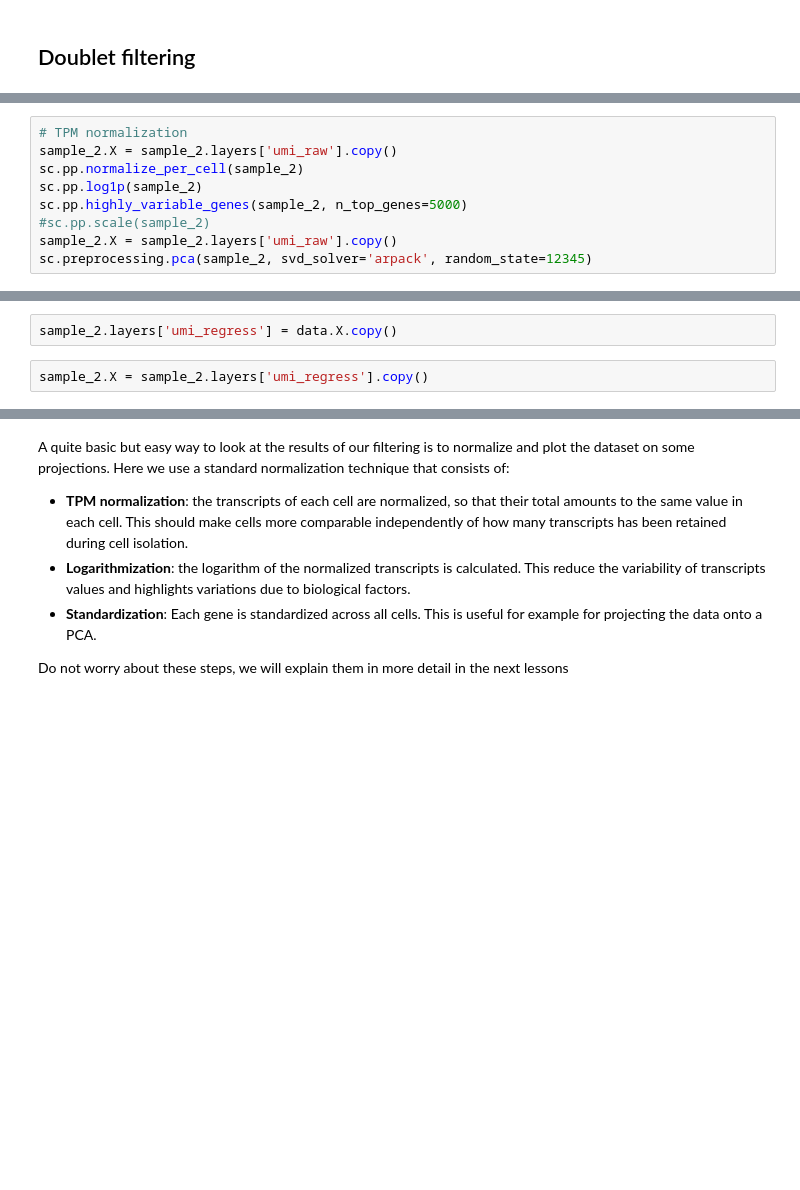
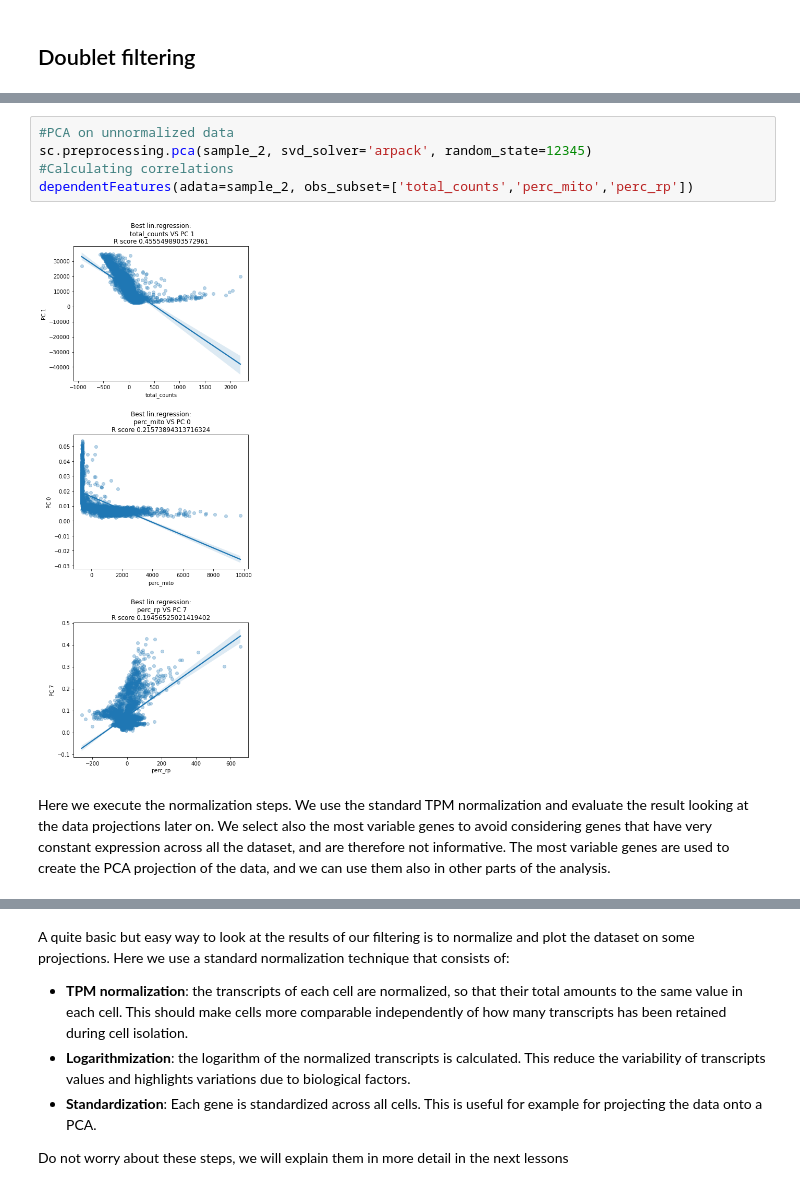
Before and after one commit to hds-sandbox/scRNASeq_course, a Jupyter notebook: Notebooks/Python/Part02_filtering_sample2.ipynb, the cells around one changed output, grey strips where cells are left out. Cells and saved outputs as stored; diff of their text form; blank space fills up the shorter version.

```diff
--- a/Notebooks/Python/Part02_filtering_sample2.ipynb
+++ b/Notebooks/Python/Part02_filtering_sample2.ipynb
@@ -356,9 +383,0 @@ Cells after filters: 3492, Genes after filters: 24343
-# %%
-# TPM normalization
-sample_2.X = sample_2.layers['umi_raw'].copy()
-sc.pp.normalize_per_cell(sample_2)
-sc.pp.log1p(sample_2)
-sc.pp.highly_variable_genes(sample_2, n_top_genes=5000)
-#sc.pp.scale(sample_2)
-sample_2.X = sample_2.layers['umi_raw'].copy()
-sc.preprocessing.pca(sample_2, svd_solver='arpack', random_state=12345)
@@ -426,4 +383,0 @@ WARNING: adata.X seems to be already log-transformed.
-# %%
-sample_2.layers['umi_regress'] = data.X.copy()
-# %%
-sample_2.X = sample_2.layers['umi_regress'].copy()
@@ -445,0 +390,9 @@ array([[-5.0475043e-03,  4.3037557e-04,  9.4468492e-01, ...,
+# %%
+#PCA on unnormalized data
+sc.preprocessing.pca(sample_2, svd_solver='arpack', random_state=12345)
+#Calculating correlations
+dependentFeatures(adata=sample_2, obs_subset=['total_counts','perc_mito','perc_rp'])
+# %% [output]
+[figure, added]
+# %% [markdown]
+Here we execute the normalization steps. We use the standard TPM normalization and evaluate the result looking at the data projections later on. We select also the most variable genes to avoid considering genes that have very constant expression across all the dataset, and are therefore not informative. The most variable genes are used to create the PCA projection of the data, and we can use them also in other parts of the analysis.
```
Also changed, not shown: parts of 28 cells of this notebook.
